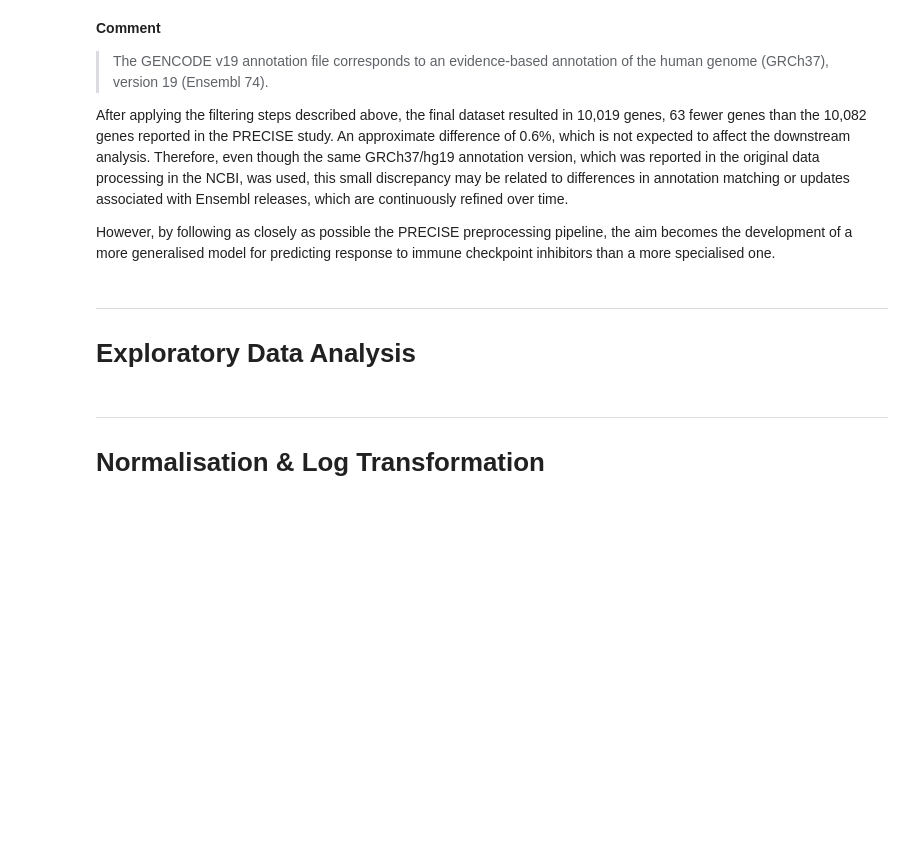
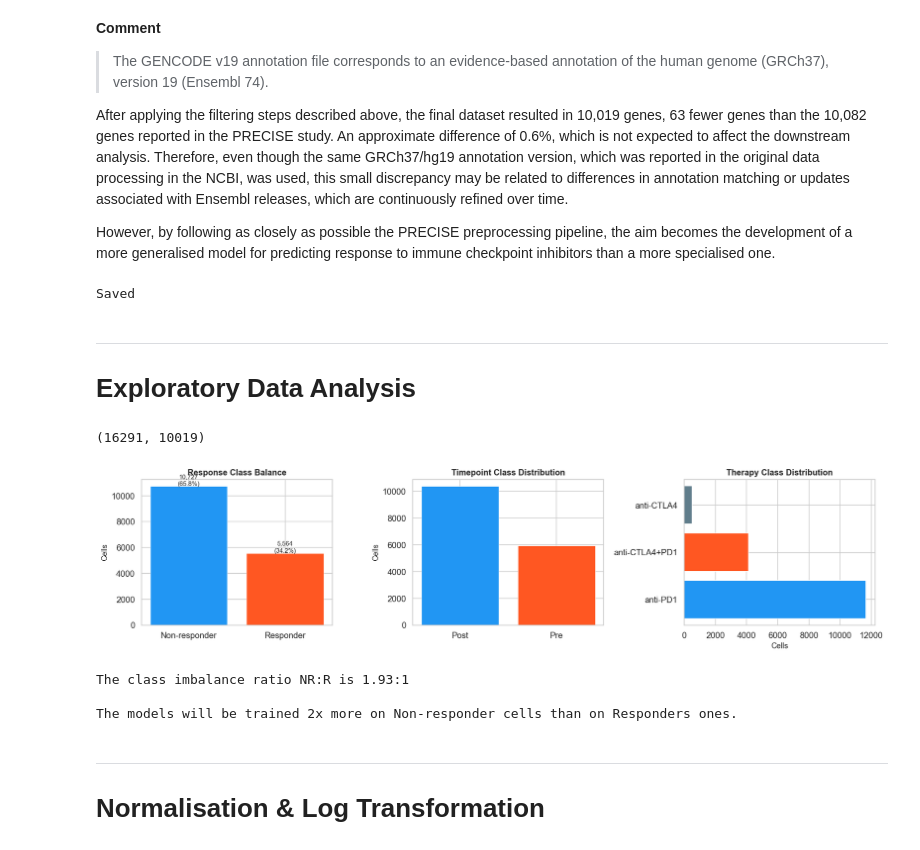
Before and after one commit to georgexrysiko/MLCB-Group-Project-2026, a Jupyter notebook: notebooks/EDA&Preprocessing.ipynb, the cells around one changed output. Cells and saved outputs as stored; diff of their text form; code cells hidden in the pictures; blank space fills up the shorter version.

```diff
--- a/notebooks/EDA&Preprocessing.ipynb
+++ b/notebooks/EDA&Preprocessing.ipynb
@@ -724,9 +723,64 @@ Genes after 3% of cells filtering: 10,019
 After applying the filtering steps described above, the final dataset resulted in 10,019 genes, 63 fewer genes than the 10,082 genes reported in the PRECISE study. An approximate difference of 0.6%, which is not expected to affect the downstream analysis. Therefore, even though the same GRCh37/hg19 annotation version, which was reported in the original data processing in the NCBI, was used, this small discrepancy may be related to differences in annotation matching or updates associated with Ensembl releases, which are continuously refined over time.
 
 However, by following as closely as possible the PRECISE preprocessing pipeline, the aim becomes the development of a more generalised model for predicting response to immune checkpoint inhibitors than a more specialised one.
+# %%
+adata.write_h5ad(output_dir / "filtered_anndata.h5ad")
+print("Saved")
+# %% [output]
+Saved
 # %% [markdown]
 ---
 # Exploratory Data Analysis
+# %%
+# Reloading the filtered dataset for EDA
+adata = sc.read_h5ad(output_dir / "filtered_anndata.h5ad")
+adata_filtered = adata.copy()
+print(adata_filtered.shape)
+# %% [output]
+(16291, 10019)
+# %%
+# Exploring the distribution of the main metadata variables in the filtered dataset
+fig, axes = plt.subplots(1, 3, figsize=(16, 4))
+
+# Response Class Distribution across cells
+response_labels = {1: "Responder",0: "Non-responder"}
+response_counts = (adata_filtered.obs["response"].map(response_labels).value_counts())
+axes[0].bar(response_counts.index, response_counts.values,color=["#2196F3", "#FF5722"], edgecolor="white", linewidth=0.5)
+axes[0].set_title("Response Class Balance", fontsize=12, fontweight="bold")
+axes[0].set_ylabel("Cells")
+for i, (lbl, v) in enumerate(response_counts.items()):
+    axes[0].text(i, v + 50, f"{v:,}\n({v/response_counts.sum()*100:.1f}%)", ha="center", fontsize=9)
+
+# Patient Timepoint of Treatment (Pre / Post treatment)
+timepoint_counts = adata_filtered.obs["timepoint"].value_counts()
+axes[1].bar(timepoint_counts.index, timepoint_counts.values,color=["#2196F3", "#FF5722"], edgecolor="white", linewidth=0.5)
+axes[1].set_title("Timepoint Class Distribution", fontsize=12, fontweight="bold")
+axes[1].set_ylabel("Cells")
+
+
+# Therapy Distribution Plot Panel
+therapy_counts = adata_filtered.obs["therapy"].value_counts()
+axes[2].barh(therapy_counts.index, therapy_counts.values,color=["#2196F3","#FF5722","#607D8B"], edgecolor="white")
+axes[2].set_title("Therapy Class Distribution", fontsize=12, fontweight="bold")
+axes[2].set_xlabel("Cells")
+
+
+
+plt.tight_layout()
+plt.savefig(figures_dir / "class_covariate_balances.png")
+plt.show()
+
+
+# Calculating Class Imbalance of Response Class
+responder  = response_counts.get("Responder",0)
+n_responder = response_counts.get("Non-responder",0)
+print(f"The class imbalance ratio NR:R is {n_responder/responder:.2f}:1")
+print("\nThe models will be trained 2x more on Non-responder cells than on Responders ones.")
+# %% [output]
+[figure, added]
+The class imbalance ratio NR:R is 1.93:1
+
+The models will be trained 2x more on Non-responder cells than on Responders ones.
 # %% [markdown]
 ---
 # Normalisation & Log Transformation
```
Also changed, not shown: parts of 2 cells of this notebook.
